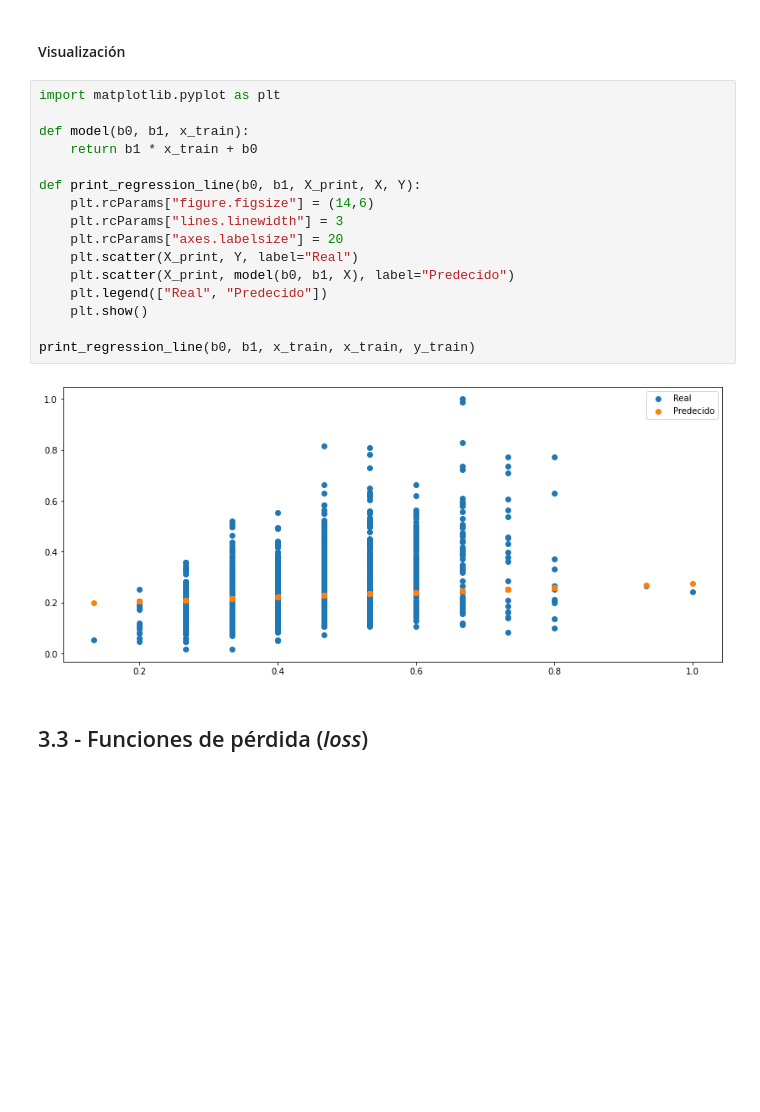
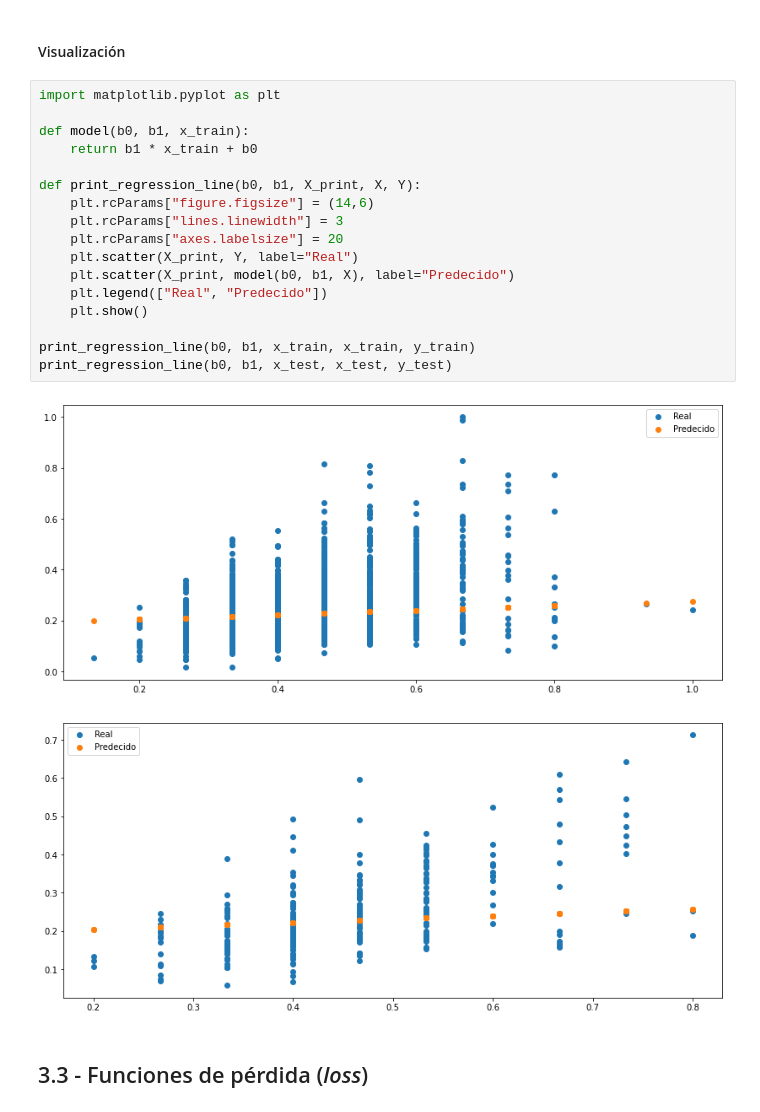
Before and after one commit to ferjorosa/tokio-school-dl-03-2023, a Jupyter notebook: 2 - APRENDIZAJE PROFUNDO/3-Regresion.ipynb, the cells around one changed output. Drawn from its saved outputs; the diff is of its cells as text; blank space fills up the shorter version.

```diff
--- a/2 - APRENDIZAJE PROFUNDO/3-Regresion.ipynb
+++ b/2 - APRENDIZAJE PROFUNDO/3-Regresion.ipynb
@@ -278,21 +278,23 @@ Loss: 0.010741183534264565 - val_loss 0.010597459971904755
 # %%
 import matplotlib.pyplot as plt
 
 def model(b0, b1, x_train):
     return b1 * x_train + b0
 
 def print_regression_line(b0, b1, X_print, X, Y):
     plt.rcParams["figure.figsize"] = (14,6)
     plt.rcParams["lines.linewidth"] = 3
     plt.rcParams["axes.labelsize"] = 20
     plt.scatter(X_print, Y, label="Real")
     plt.scatter(X_print, model(b0, b1, X), label="Predecido")
     plt.legend(["Real", "Predecido"])
     plt.show()
 
 print_regression_line(b0, b1, x_train, x_train, y_train)
+print_regression_line(b0, b1, x_test, x_test, y_test)
 # %% [output]
 [figure]
+[figure, added]
 # %% [markdown]
 ## 3.3 - Funciones de pérdida (*loss*)
 # %% [markdown]
```
Also changed, not shown: parts of 25 cells of this notebook, 1 other file.
